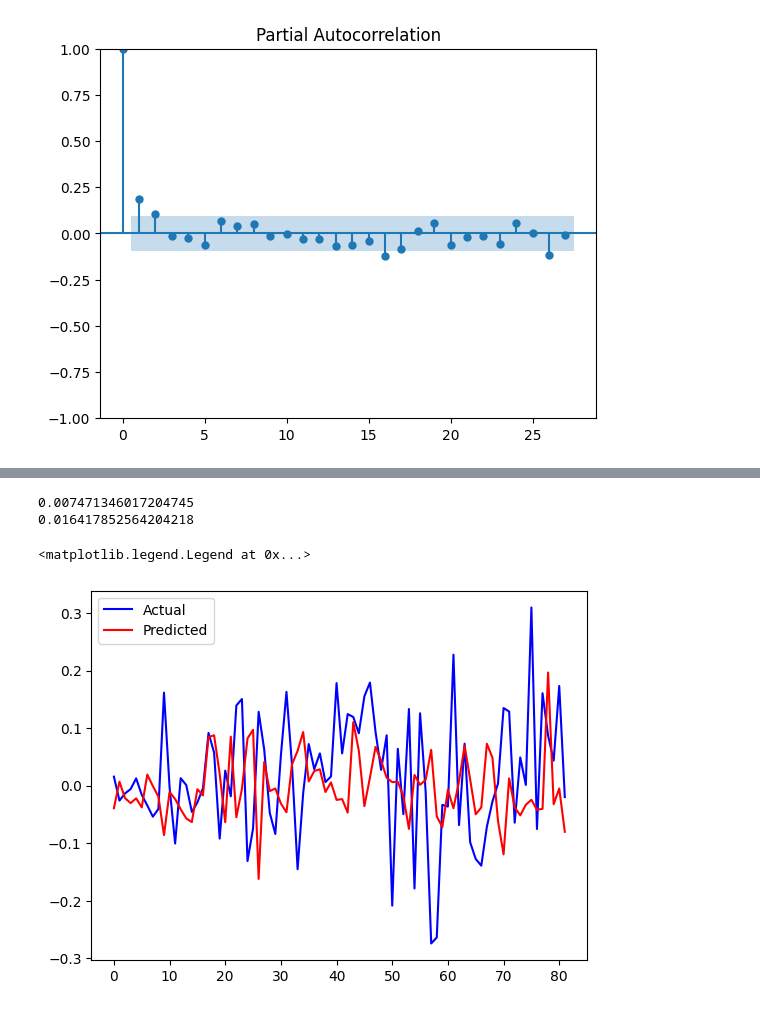
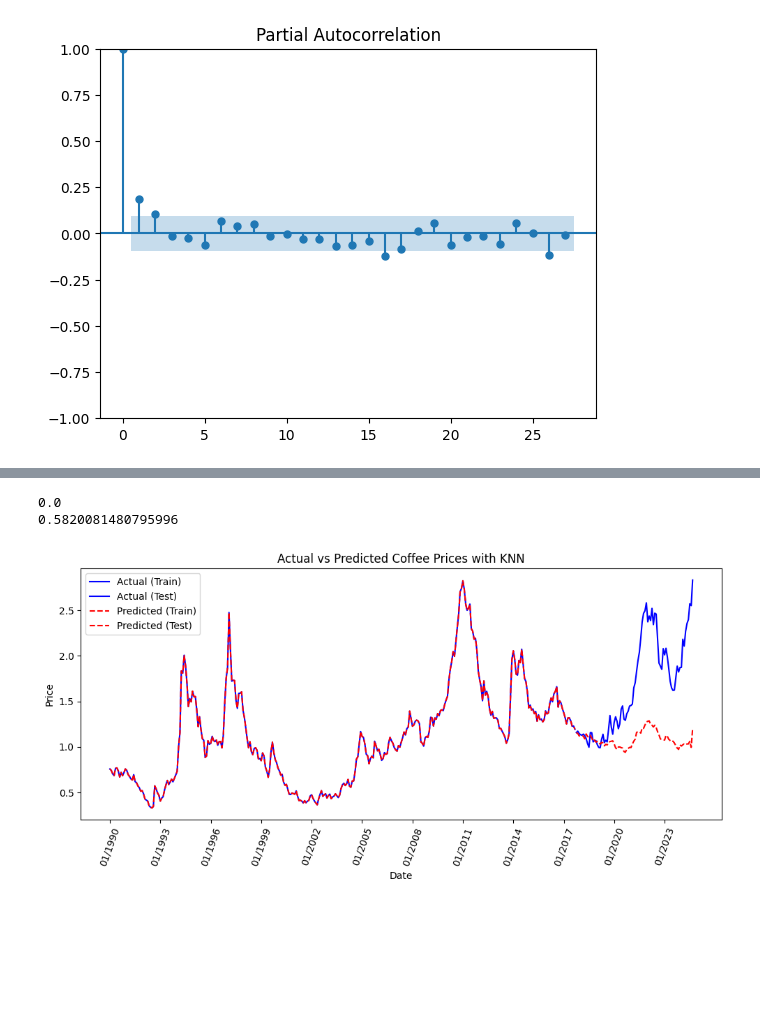
Before and after one commit to NicolasMSalas/eco395m_ml_coffee_trees, a Jupyter notebook: code/knn_regression.ipynb, the cells around one changed output, grey strips where cells are left out. Drawn from its saved outputs; the diff is of its cells as text; code cells hidden in the pictures; blank space fills up the shorter version.

```diff
--- a/code/knn_regression.ipynb
+++ b/code/knn_regression.ipynb
@@ -149,23 +177,57 @@ X_test_trans = scaler.transform(X_test)
 # %%
-knn_regressor = KNeighborsTimeSeriesRegressor(n_neighbors=3)
-
+knn_regressor =  KNeighborsTimeSeriesRegressor(n_neighbors= 11 ,distance_mtype= 'similarity', weights='distance', distance='euclidean')
 knn_regressor.fit(X_train_trans , y_train)
 y_hat_train = knn_regressor.predict(X_train_trans)
 y_hat_test = knn_regressor.predict(X_test_trans)
-# %%
-
-train_mse = mean_squared_error(y_train, y_hat_train)
-test_mse = mean_squared_error(y_test, y_hat_test)
-
-print(train_mse)
-print(test_mse)
-# %% [output]
-0.007471346017204745
-0.016417852564204218
-# %%
-plt.plot(np.array(y_test), label='Actual', color = "blue")
-plt.plot(y_hat_test, label='Predicted', color = "red")
-plt.legend()
-# %% [output]
-<matplotlib.legend.Legend at 0x...>
-[figure, removed]
+# %%
+y_train_orig = np.concatenate(([first_y_value], np.cumsum(y_train) + first_y_value))
+y_test_orig = np.concatenate(([last_y_t_value], np.cumsum(y_test) + last_y_t_value))
+y_hat_train_orig = np.concatenate(([first_y_value], np.cumsum(y_hat_train) + first_y_value))
+y_hat_test_orig = np.concatenate(([last_y_t_value], np.cumsum(y_hat_test) + last_y_t_value))
+
+train_mse = mean_squared_error(y_train_orig, y_hat_train_orig)
+test_mse = mean_squared_error(y_test_orig, y_hat_test_orig)
+
+print(train_mse)
+print(test_mse)
+# %% [output]
+0.0
+0.5820081480795996
+# %%
+predicted_returns = np.concatenate([y_hat_train_orig, y_hat_test_orig])
+returns_aligned = np.concatenate([y_train_orig, y_test_orig])
+
+cumulative_actual = returns_aligned.cumsum()
+cumulative_predicted = predicted_returns.cumsum()
+# %%
+
+new_main_df = pd.concat([Date , main_df], axis = 1)
+
+
+train_dates = new_main_df.iloc[:len(y_train_orig)]['Date']
+test_dates = new_main_df.iloc[len(y_train_orig):len(y_train_orig) + len(y_test_orig)]['Date']
+
+plt.figure(figsize=(10, 5))
+
+
+plt.plot(train_dates, y_train_orig, label="Actual (Train)", color="blue")
+
+plt.plot(test_dates, y_test_orig + y_train_orig[-1], label="Actual (Test)", color="blue")
+
+
+plt.plot(train_dates, predicted_returns[:len(y_train_orig)], label="Predicted (Train)", color="red", linestyle="--")
+
+plt.plot(test_dates, predicted_returns[len(y_train_orig):len(y_train_orig) + len(y_test_orig)] + y_train_orig[-1], label="Predicted (Test)", color="red", linestyle="--")
+
+plt.title("Actual vs Predicted Coffee Prices with KNN")
+plt.xlabel("Date")
+plt.ylabel("Price")
+plt.legend()
+
+
+tick_interval = 36
+plt.xticks(range(0,len(main_df), tick_interval), rotation = 70)
+plt.tight_layout()
+plt.show()
+# %% [output]
+[figure, added]
```
Also changed, not shown: parts of 8 cells of this notebook.
